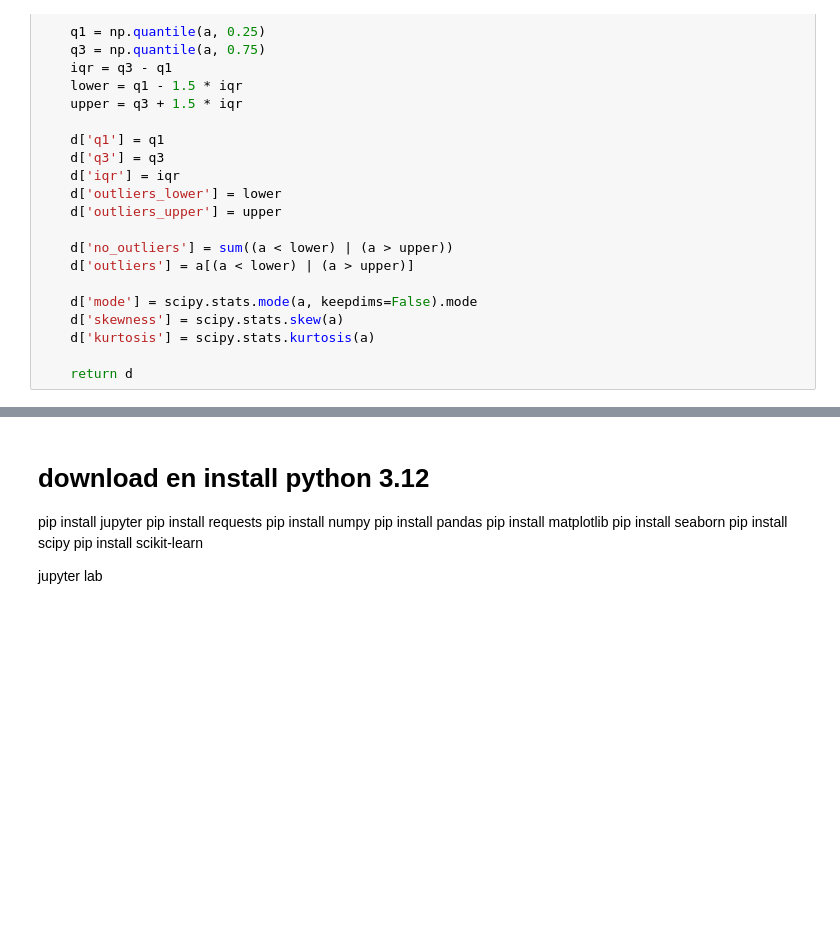
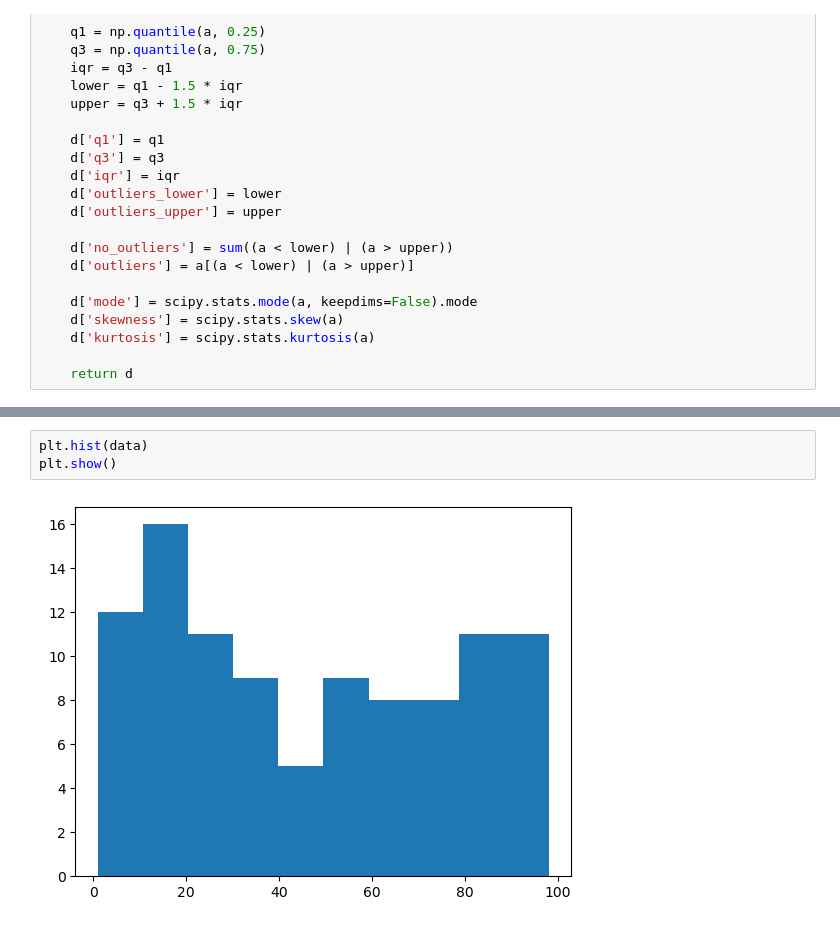
Before and after one commit to get-to-work-together/Computrain-Python-voor-Data-Science, a Jupyter notebook: Training/opdracht 1 - numpy.ipynb, the cells around one changed output, grey strips where cells are left out. Cells and saved outputs as stored; diff of their text form; blank space fills up the shorter version.

```diff
--- a/Training/opdracht 1 - numpy.ipynb
+++ b/Training/opdracht 1 - numpy.ipynb
@@ -69,13 +73,5 @@ plt.show()
-# %% [markdown]
-# download en install python 3.12
-
-pip install jupyter
-pip install requests
-pip install numpy
-pip install pandas
-pip install matplotlib
-pip install seaborn
-pip install scipy
-pip install scikit-learn
-
-jupyter lab
+# %%
+plt.hist(data)
+plt.show()
+# %% [output]
+[figure, added]
```
Also changed, not shown: parts of 11 cells of this notebook, 3 other files.
